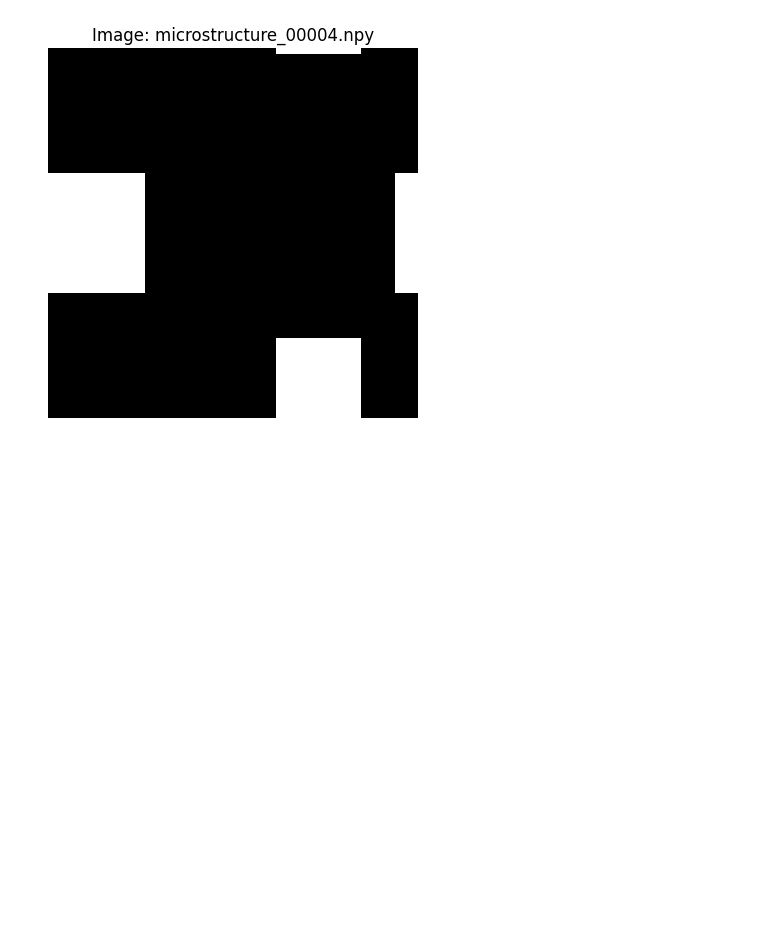
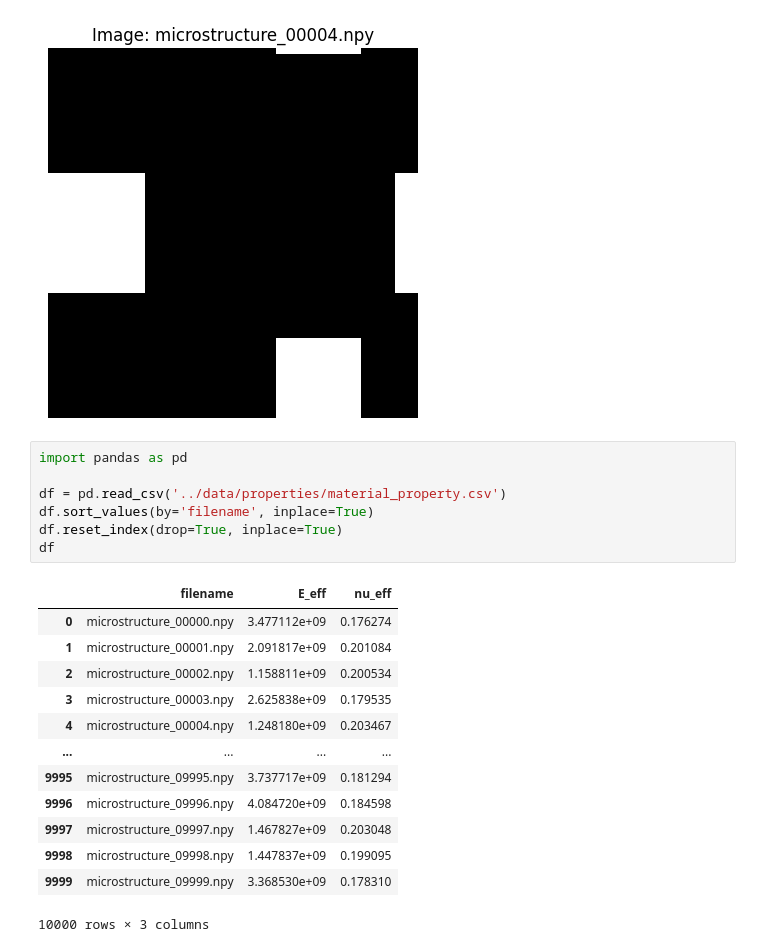
Before and after one commit to ianmm2d/Microstructure-Predictions, a Jupyter notebook: notebooks/run_tests.ipynb, the cells around one changed output. Drawn from its saved outputs; the diff is of its cells as text; blank space fills up the shorter version.

```diff
--- a/notebooks/run_tests.ipynb
+++ b/notebooks/run_tests.ipynb
@@ -32,3 +32,24 @@ plt.show()
 [figure]
 [figure]
 [figure]
+# %%
+import pandas as pd
+
+df = pd.read_csv('../data/properties/material_property.csv')
+df.sort_values(by='filename', inplace=True)
+df.reset_index(drop=True, inplace=True)
+df
+# %% [output]
+|  | filename | E_eff | nu_eff |
+| 0 | microstructure_00000.npy | 3.477112e+09 | 0.176274 |
+| 1 | microstructure_00001.npy | 2.091817e+09 | 0.201084 |
+| 2 | microstructure_00002.npy | 1.158811e+09 | 0.200534 |
+| 3 | microstructure_00003.npy | 2.625838e+09 | 0.179535 |
+| 4 | microstructure_00004.npy | 1.248180e+09 | 0.203467 |
+| ... | ... | ... | ... |
+| 9995 | microstructure_09995.npy | 3.737717e+09 | 0.181294 |
+| 9996 | microstructure_09996.npy | 4.084720e+09 | 0.184598 |
+| 9997 | microstructure_09997.npy | 1.467827e+09 | 0.203048 |
+| 9998 | microstructure_09998.npy | 1.447837e+09 | 0.199095 |
+| 9999 | microstructure_09999.npy | 3.368530e+09 | 0.178310 |
+10000 rows × 3 columns
```
Also changed, not shown: 4 other files.
